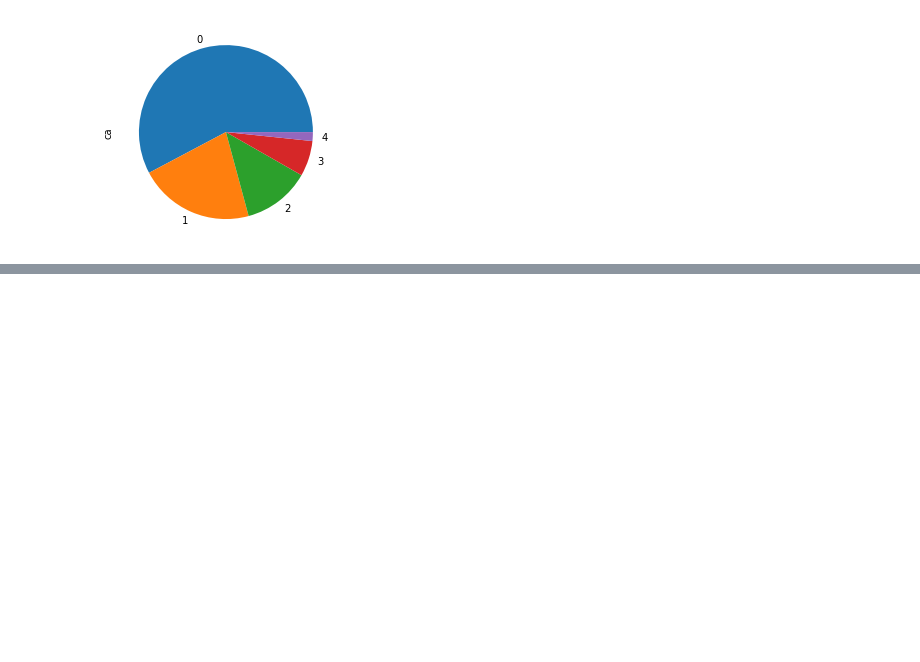
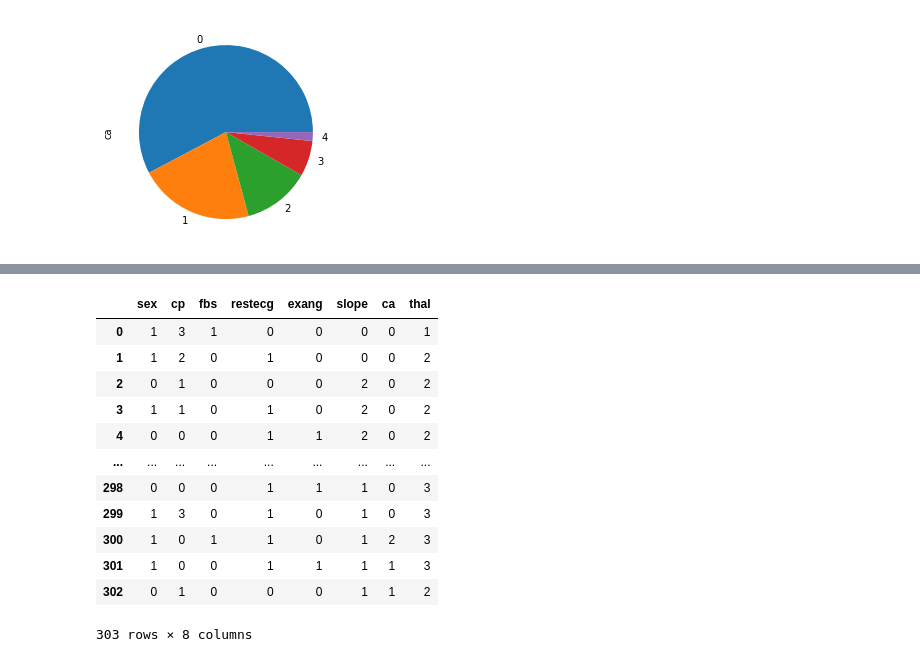
Before and after one commit to peteryph/Kaggle-Heart-Failure-Prediction, a Jupyter notebook: Heart Failure Prediction.ipynb, the cells around one changed output, grey strips where cells are left out. Drawn from its saved outputs; the diff is of its cells as text; code cells hidden in the pictures; blank space fills up the shorter version.

```diff
--- a/Heart Failure Prediction.ipynb
+++ b/Heart Failure Prediction.ipynb
@@ -209,0 +248,23 @@ Name: ca, dtype: int64
+# %%
+df[["age","slope"]] = (df[["age","slope"]] - df[["age","slope"]].mean())
+df[["trestbps","chol", "thalach", "oldpeak"]] = (df[["trestbps","chol", "thalach", "oldpeak"]] - df[["trestbps","chol", "thalach", "oldpeak"]].min()) / df[["trestbps","chol", "thalach", "oldpeak"]].max()
+# %%
+df[["sex", "cp", "fbs", "restecg", "exang", "ca", "thal"]]
+
+# sex fbs exang 10
+# cp  ca cat
+# thal restecg 0
+# %% [output]
+|  | sex | cp | fbs | restecg | exang | slope | ca | thal |
+| 0 | 1 | 3 | 1 | 0 | 0 | 0 | 0 | 1 |
+| 1 | 1 | 2 | 0 | 1 | 0 | 0 | 0 | 2 |
+| 2 | 0 | 1 | 0 | 0 | 0 | 2 | 0 | 2 |
+| 3 | 1 | 1 | 0 | 1 | 0 | 2 | 0 | 2 |
+| 4 | 0 | 0 | 0 | 1 | 1 | 2 | 0 | 2 |
+| ... | ... | ... | ... | ... | ... | ... | ... | ... |
+| 298 | 0 | 0 | 0 | 1 | 1 | 1 | 0 | 3 |
+| 299 | 1 | 3 | 0 | 1 | 0 | 1 | 0 | 3 |
+| 300 | 1 | 0 | 1 | 1 | 0 | 1 | 2 | 3 |
+| 301 | 1 | 0 | 0 | 1 | 1 | 1 | 1 | 3 |
+| 302 | 0 | 1 | 0 | 0 | 0 | 1 | 1 | 2 |
+303 rows × 8 columns
```
Also changed, not shown: parts of 12 cells of this notebook.
